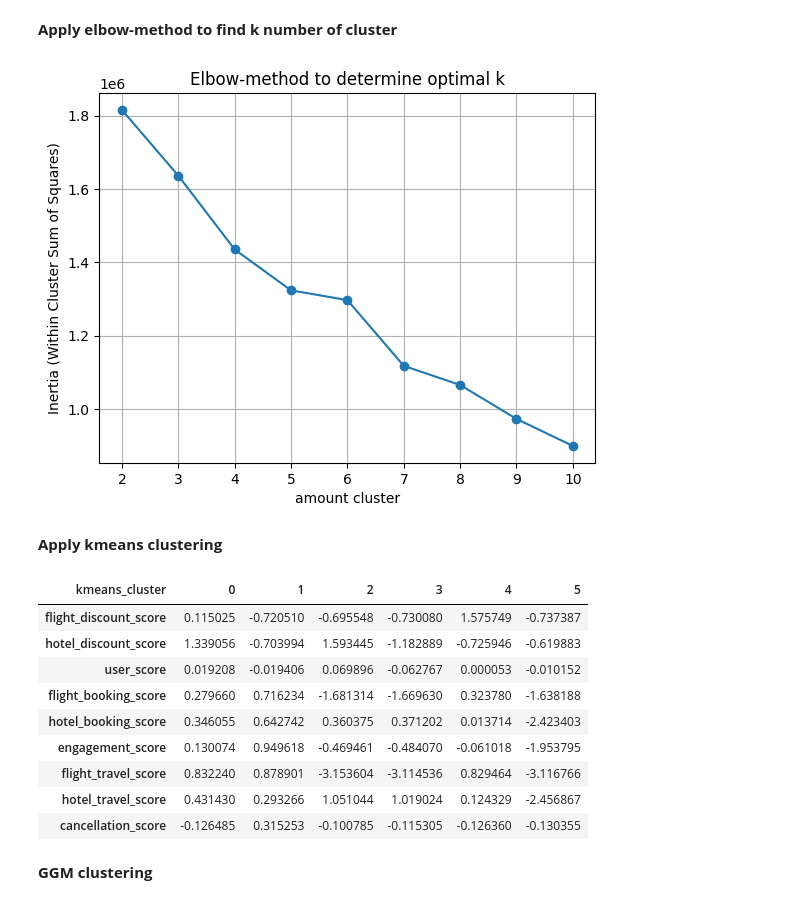
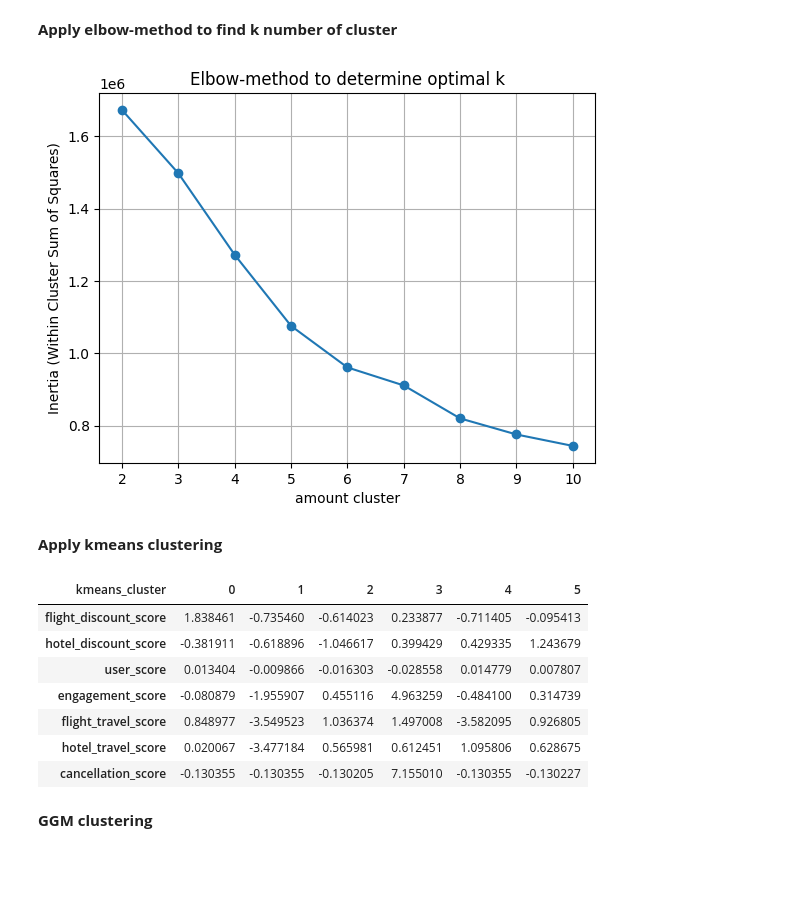
Before and after one commit to bfreiheit/customer_segmentation, a Jupyter notebook: notebooks/Segmentation.ipynb, the cells around one changed output. Cells and saved outputs as stored; diff of their text form; code cells hidden in the pictures; blank space fills up the shorter version.

```diff
--- a/notebooks/Segmentation.ipynb
+++ b/notebooks/Segmentation.ipynb
@@ -62,10 +62,6 @@ feature_groups = {
     # User demographics
     "user_score": ["age", "is_married", "has_children"],
 
-    # Booking features
-    "flight_booking_score": ["flight_booked", "flight_booking_value"],
-    "hotel_booking_score": ["hotel_booked", "hotel_booking_value"],
-
     # Engagement
     "engagement_score": [
         "days_last_trip",
@@ -80,12 +76,13 @@ feature_groups = {
         "avg_seats",
         "avg_checked_bags",
         "avg_distance_km",
+        "flight_booked", "flight_booking_value"
     ],
     "hotel_travel_score": [
         "avg_rooms",
         "avg_hotel_nights",
+        "hotel_booked", "hotel_booking_value"
     ],
-
 
     # Cancellations
     "cancellation_score": ["cancellation_rate"],
@@ -139,7 +136,7 @@ plt.title("Elbow-method to determine optimal k")
 plt.grid(True)
 plt.show()
 # %% [output]
-[figure, old version]
+[figure, new version]
 # %% [markdown]
 **Apply kmeans clustering**
 # %%
@@ -148,19 +145,17 @@ cohort["kmeans_cluster"] = kmeans.fit_predict(X)
 # %%
 # mean values per cluster
 cluster_profiles = cohort.groupby("kmeans_cluster")[scores].mean()
 
-cluster_profiles.T.style.background_gradient(cmap="Blues")
+cluster_profiles.T.style.background_gradient(cmap="YlGnBu")
 # %% [output]
 | kmeans_cluster | 0 | 1 | 2 | 3 | 4 | 5 |
-| flight_discount_score | 0.115025 | -0.720510 | -0.695548 | -0.730080 | 1.575749 | -0.737387 |
-| hotel_discount_score | 1.339056 | -0.703994 | 1.593445 | -1.182889 | -0.725946 | -0.619883 |
-| user_score | 0.019208 | -0.019406 | 0.069896 | -0.062767 | 0.000053 | -0.010152 |
-| flight_booking_score | 0.279660 | 0.716234 | -1.681314 | -1.669630 | 0.323780 | -1.638188 |
-| hotel_booking_score | 0.346055 | 0.642742 | 0.360375 | 0.371202 | 0.013714 | -2.423403 |
-| engagement_score | 0.130074 | 0.949618 | -0.469461 | -0.484070 | -0.061018 | -1.953795 |
-| flight_travel_score | 0.832240 | 0.878901 | -3.153604 | -3.114536 | 0.829464 | -3.116766 |
-| hotel_travel_score | 0.431430 | 0.293266 | 1.051044 | 1.019024 | 0.124329 | -2.456867 |
-| cancellation_score | -0.126485 | 0.315253 | -0.100785 | -0.115305 | -0.126360 | -0.130355 |
+| flight_discount_score | 1.838461 | -0.735460 | -0.614023 | 0.233877 | -0.711405 | -0.095413 |
+| hotel_discount_score | -0.381911 | -0.618896 | -1.046617 | 0.399429 | 0.429335 | 1.243679 |
+| user_score | 0.013404 | -0.009866 | -0.016303 | -0.028558 | 0.014779 | 0.007807 |
+| engagement_score | -0.080879 | -1.955907 | 0.455116 | 4.963259 | -0.484100 | 0.314739 |
+| flight_travel_score | 0.848977 | -3.549523 | 1.036374 | 1.497008 | -3.582095 | 0.926805 |
+| hotel_travel_score | 0.020067 | -3.477184 | 0.565981 | 0.612451 | 1.095806 | 0.628675 |
+| cancellation_score | -0.130355 | -0.130355 | -0.130205 | 7.155010 | -0.130355 | -0.130227 |
 # %% [markdown]
 **GGM clustering**
 # %%
```
Also changed, not shown: parts of 15 cells of this notebook, 3 other files.
